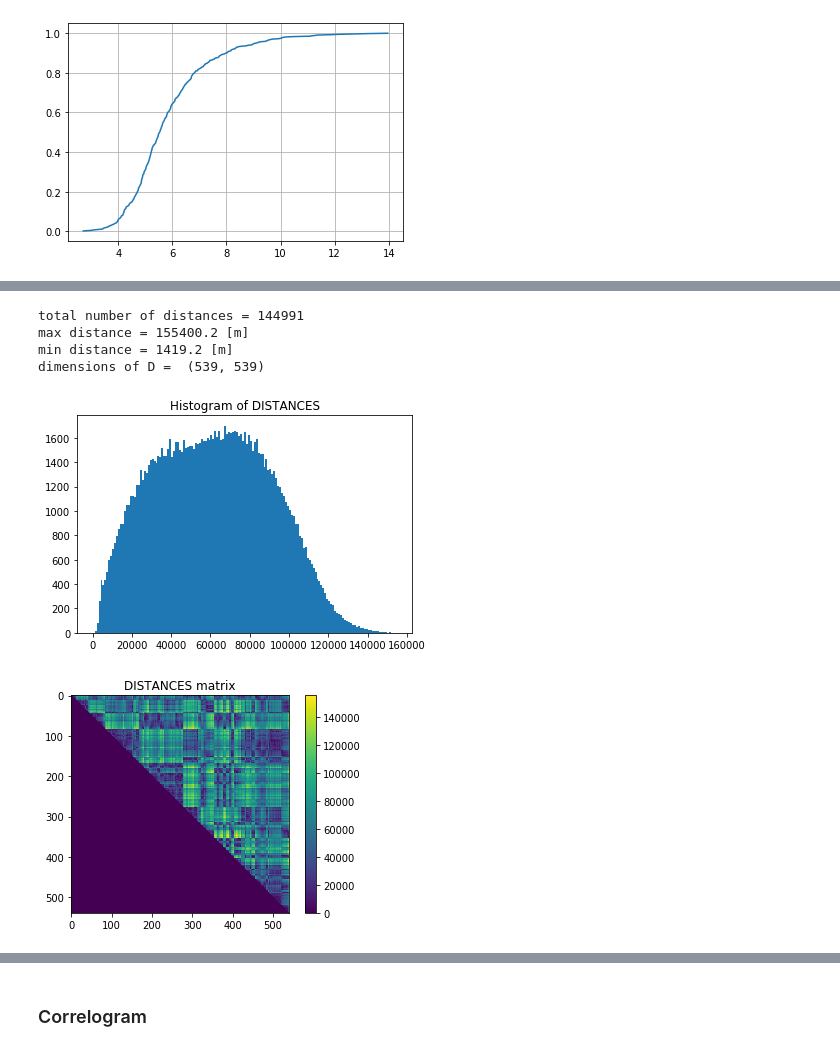
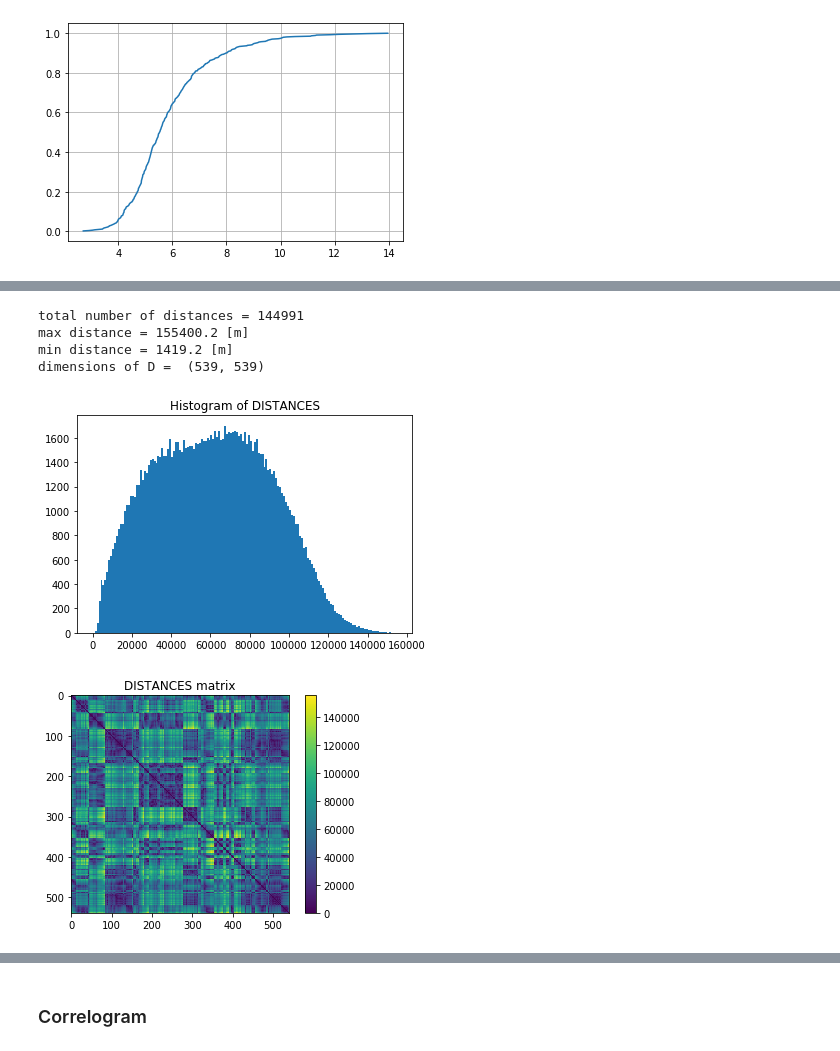
Before and after one commit to sazuluagaz/Geostatistics_Project, a Jupyter notebook: SGS_code_Jimmy_external_data.ipynb, the cells around one changed output, grey strips where cells are left out. Saved outputs shown, nothing was run; the diff lists cells and outputs as text; code cells hidden in the pictures.

```diff
--- a/SGS_code_Jimmy_external_data.ipynb
+++ b/SGS_code_Jimmy_external_data.ipynb
@@ -120,27 +125,27 @@ min z value = -2.897175253454857
 # %%
 H = ssp.pdist(xy, metric='euclidean')
 D = ssp.squareform(H)
 upper = np.triu(D)
 upper_vector = np.matrix.flatten(upper)
 upper_vector = upper_vector[upper_vector>0]
 print("total number of distances =", upper_vector.shape[0])
 plt.hist(upper_vector, bins = np.arange(0, np.round(max(H),0)+1, delta_x))
 plt.title("Histogram of DISTANCES")
 print("max distance =",np.round(max(H),1),"[m]")
 print("min distance =",np.round(min(H),1),"[m]")
 print("dimensions of D = ",upper.shape)
 plt.show()
 
-plt.imshow(upper)
+plt.imshow(D)
 plt.title("DISTANCES matrix")
 plt.colorbar()
 plt.show()
 # %% [output]
 total number of distances = 144991
 max distance = 155400.2 [m]
 min distance = 1419.2 [m]
 dimensions of D =  (539, 539)
 [figure]
-[figure, old version]
+[figure, new version]
 # %%
 2607/119401
```
Also changed, not shown: parts of 12 cells of this notebook.
